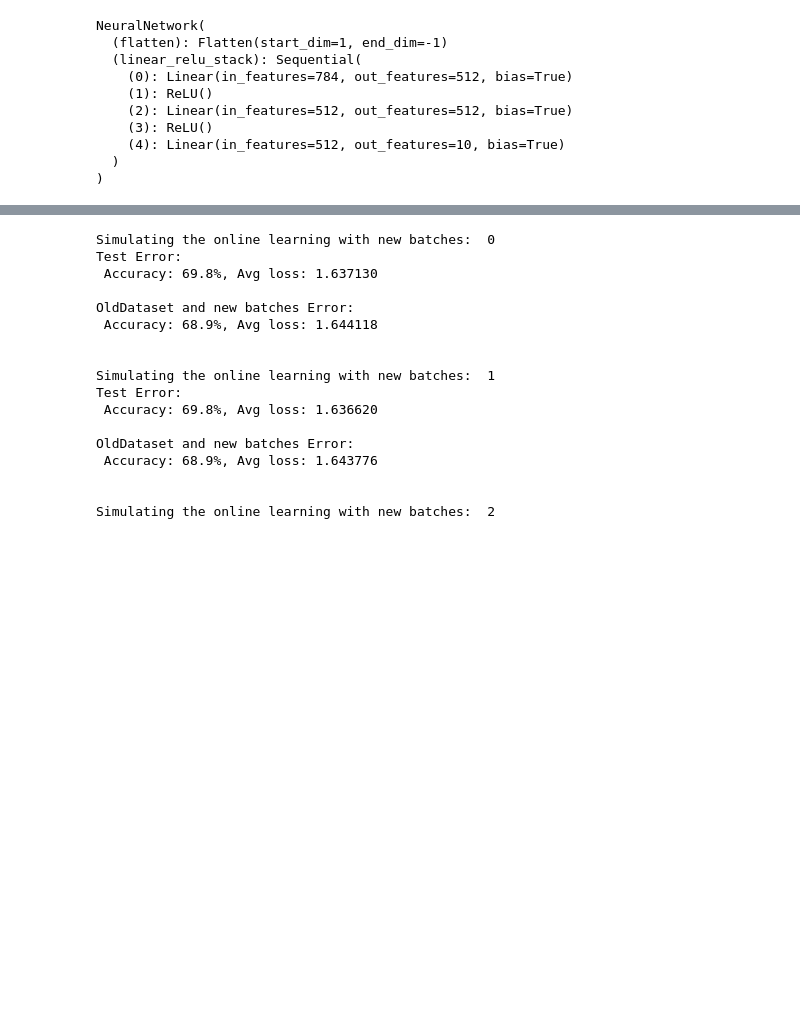
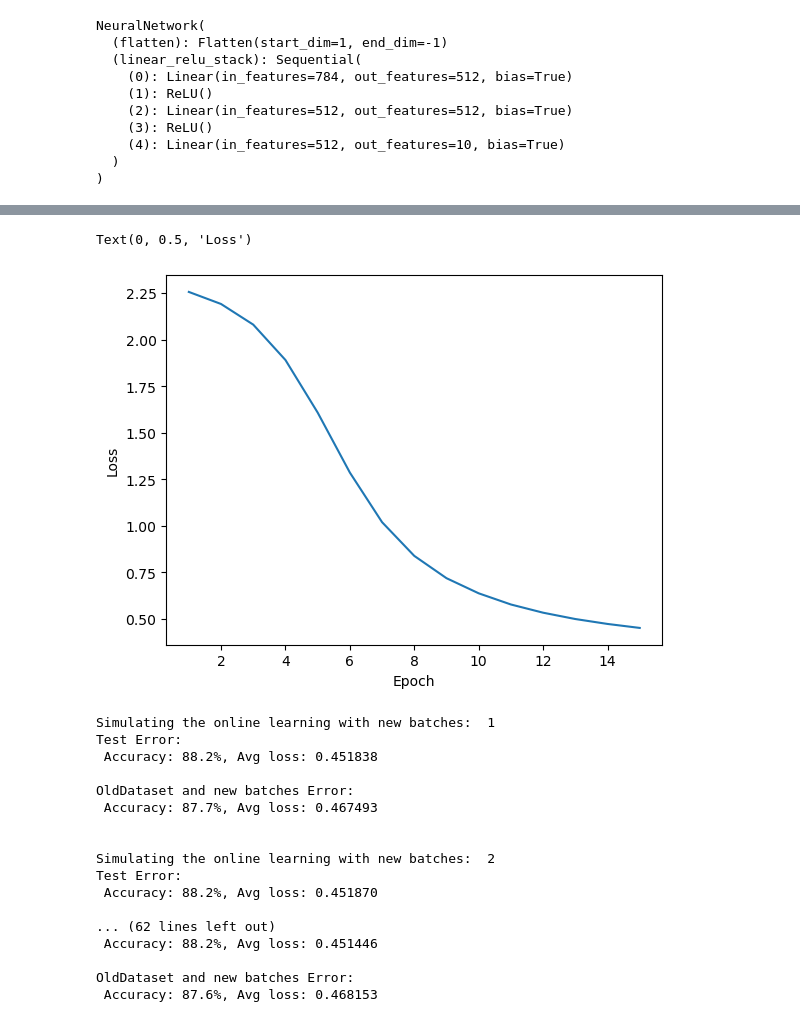
Before and after one commit to P-Balaramakrishna-Varma/round3, a Jupyter notebook: online.ipynb, the cells around one changed output, grey strips where cells are left out. Saved outputs shown, nothing was run; the diff lists cells and outputs as text; code cells hidden in the pictures; blank space fills up the shorter version.

```diff
--- a/online.ipynb
+++ b/online.ipynb
@@ -116,10 +125,18 @@ def test(dataloader, model, loss_fn):
 loss_fn = nn.CrossEntropyLoss()
 optimizer = torch.optim.SGD(model.parameters(), lr=1e-3)
 
-for epoch in range(5):
+test_losses = []
+for epoch in range(15):
     print(f"Epoch {epoch+1}\n-------------------------------")
     train(initial_dataloader, model, loss_fn, optimizer, device)
-    test(testloader, model, loss_fn)
+    test_loss, accuracy = test(testloader, model, loss_fn)
+    test_losses.append(test_loss)
+
+
+plt.clf()
+plt.plot(range(1, len(test_losses) + 1), test_losses)
+plt.xlabel('Epoch')
+plt.ylabel('Loss')
 # %% [output]
 Epoch 1
 -------------------------------
@@ -141,3 +158,5 @@ Test Error:
+Text(0, 0.5, 'Loss')
+[figure, added]
 # %%
 def train_online(OnX, Ony, initial_dataloader, model, loss_fn, optimizer, device):
     # storing intial weights
@@ -182,9 +201,11 @@ def test_online(dataloader, new_batches, model, loss_fn, device, batch_size=32):
     return test_loss, correct
 # %%
 New_batches = []
+test_losses = []
+train_losses = []
 j = 0
 for X, y in online_dataloader:
-    if(j == 2):
+    if(j == 10):
         break
 
     print("\nSimulating the online learning with new batches: ", j + 1)
@@ -192,27 +213,30 @@ for X, y in online_dataloader:
     train_online(X, y, initial_dataloader, model, loss_fn, optimizer, device)
 
     # reporting the accuracy of the model on the test data
-    test(testloader, model, loss_fn)
+    test_loss, _ = test(testloader, model, loss_fn)
+    test_losses.append(test_loss)
 
     # reporting the accuracy of the model on the train_data and new batches
     New_batches.append((X, y))
-    test_online(initial_dataloader, New_batches, model, loss_fn, device)
+    train_loss, _ = test_online(initial_dataloader, New_batches, model, loss_fn, device)
+    train_losses.append(train_loss)
+
     j += 1
 # %% [output]
-Simulating the online learning with new batches:  0
+Simulating the online learning with new batches:  1
 Test Error:
- Accuracy: 69.8%, Avg loss: 1.637130
+ Accuracy: 88.2%, Avg loss: 0.451838
 
 OldDataset and new batches Error:
- Accuracy: 68.9%, Avg loss: 1.644118
-
-
-Simulating the online learning with new batches:  1
-Test Error:
- Accuracy: 69.8%, Avg loss: 1.636620
-
-OldDataset and new batches Error:
- Accuracy: 68.9%, Avg loss: 1.643776
+ Accuracy: 87.7%, Avg loss: 0.467493
 
 
 Simulating the online learning with new batches:  2
+Test Error:
+ Accuracy: 88.2%, Avg loss: 0.451870
+
+... (62 lines left out)
+ Accuracy: 88.2%, Avg loss: 0.451446
+
+OldDataset and new batches Error:
+ Accuracy: 87.6%, Avg loss: 0.468153
```
Also changed, not shown: parts of 5 cells of this notebook.
